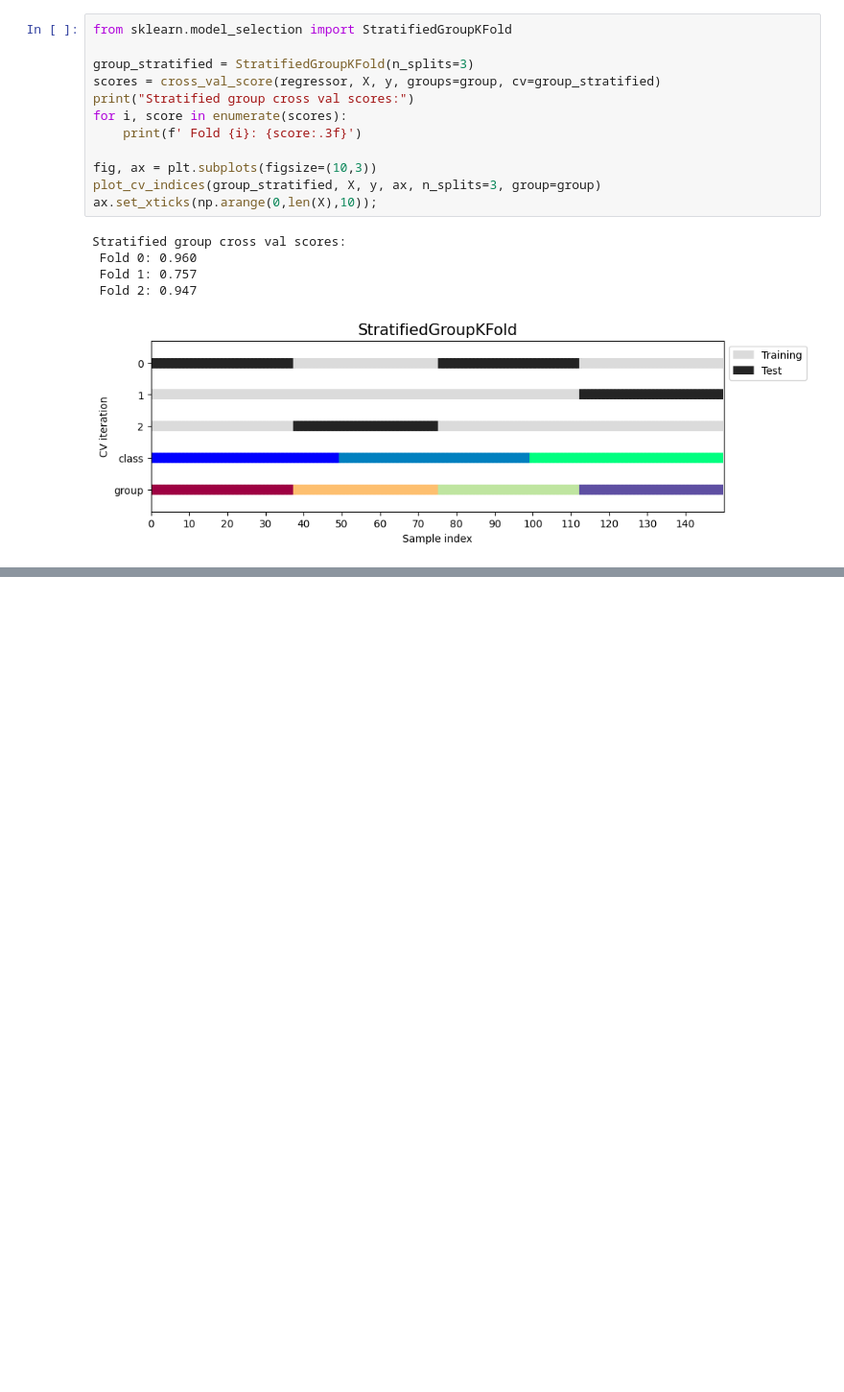
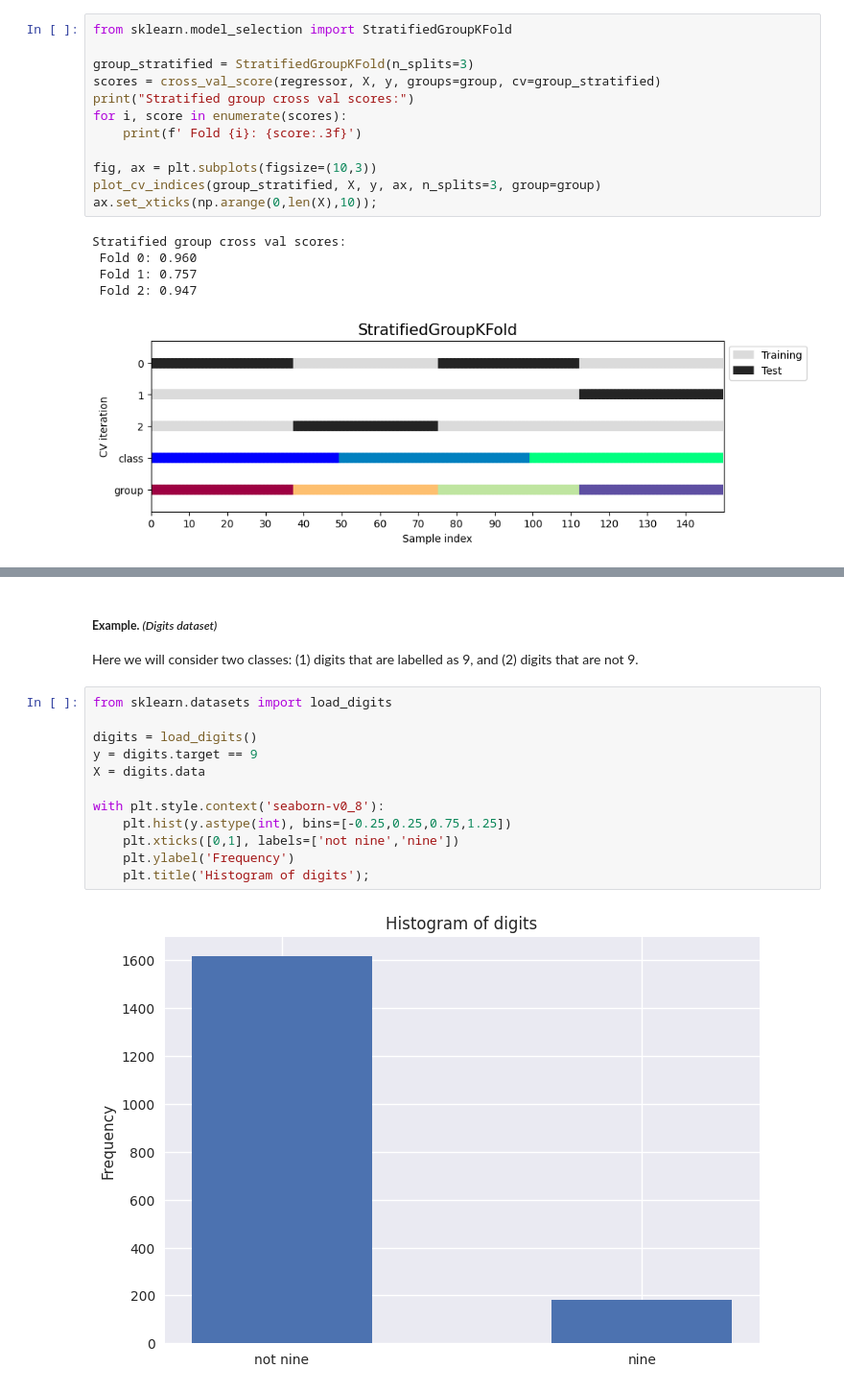
Before and after one commit to svd-jelo/IBM-Data-Science-Specialization, a Jupyter notebook: Course-9_Machine-Learning/notebooks/NB10_Model-Evaluation-and-Improvement.ipynb, the cells around one changed output, grey strips where cells are left out. Shown at 96% size. Drawn from its saved outputs; the diff is of its cells as text; blank space fills up the shorter version.

```diff
--- a/Course-9_Machine-Learning/notebooks/NB10_Model-Evaluation-and-Improvement.ipynb
+++ b/Course-9_Machine-Learning/notebooks/NB10_Model-Evaluation-and-Improvement.ipynb
@@ -394,0 +786,17 @@ Stratified group cross val scores:
+# %% [markdown]
+##### **Example.** *(Digits dataset)*
+Here we will consider two classes: (1) digits that are labelled as 9, and (2) digits that are not 9.
+# %%
+from sklearn.datasets import load_digits
+
+digits = load_digits()
+y = digits.target == 9
+X = digits.data
+
+with plt.style.context('seaborn-v0_8'):
+    plt.hist(y.astype(int), bins=[-0.25,0.25,0.75,1.25])
+    plt.xticks([0,1], labels=['not nine','nine'])
+    plt.ylabel('Frequency')
+    plt.title('Histogram of digits');
+# %% [output]
+[figure, added]
```
Also changed, not shown: parts of 104 cells of this notebook, 1 other file.
